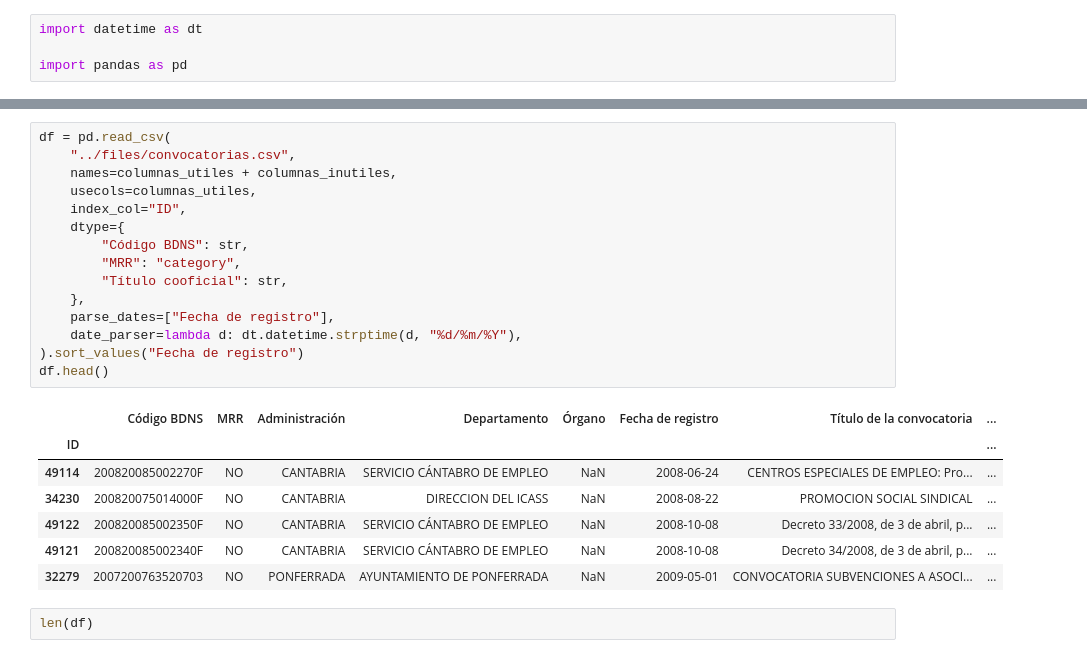
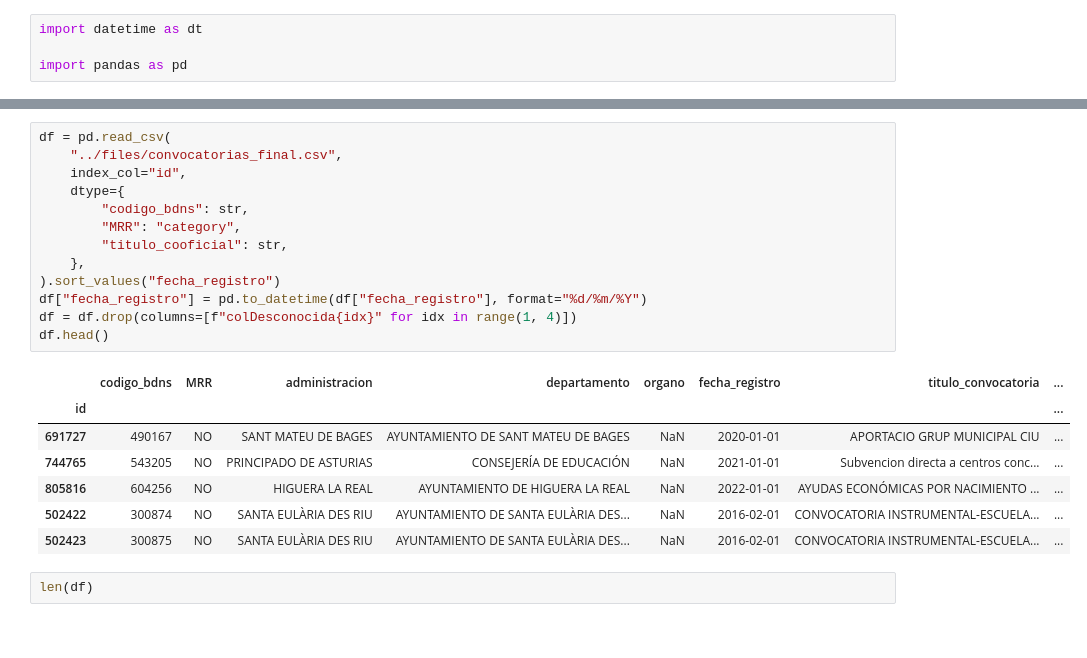
Before and after one commit to astrojuanlu/subvenciones, a Jupyter notebook: explorador/Exploracion convocatorias.ipynb, the cells around one changed output, grey strips where cells are left out. Cells and saved outputs as stored; diff of their text form.

```diff
--- a/explorador/Exploracion convocatorias.ipynb
+++ b/explorador/Exploracion convocatorias.ipynb
@@ -35,26 +13,24 @@ len(columnas_utiles + columnas_inutiles)
-# %%
-df = pd.read_csv(
-    "../files/convocatorias.csv",
-    names=columnas_utiles + columnas_inutiles,
-    usecols=columnas_utiles,
-    index_col="ID",
-    dtype={
-        "Código BDNS": str,
-        "MRR": "category",
-        "Título cooficial": str,
-    },
-    parse_dates=["Fecha de registro"],
-    date_parser=lambda d: dt.datetime.strptime(d, "%d/%m/%Y"),
-).sort_values("Fecha de registro")
-df.head()
-# %% [output]
-|  | Código BDNS | MRR | Administración | Departamento | Órgano | Fecha de registro | Título de la convocatoria | ... |
-| ID |  |  |  |  |  |  |  | ... |
-| 49114 | 200820085002270F | NO | CANTABRIA | SERVICIO CÁNTABRO DE EMPLEO | NaN | 2008-06-24 | CENTROS ESPECIALES DE EMPLEO: Pro... | ... |
-| 34230 | 200820075014000F | NO | CANTABRIA | DIRECCION DEL ICASS | NaN | 2008-08-22 | PROMOCION SOCIAL SINDICAL | ... |
-| 49122 | 200820085002350F | NO | CANTABRIA | SERVICIO CÁNTABRO DE EMPLEO | NaN | 2008-10-08 | Decreto 33/2008, de 3 de abril, p... | ... |
-| 49121 | 200820085002340F | NO | CANTABRIA | SERVICIO CÁNTABRO DE EMPLEO | NaN | 2008-10-08 | Decreto 34/2008, de 3 de abril, p... | ... |
-| 32279 | 2007200763520703 | NO | PONFERRADA | AYUNTAMIENTO DE PONFERRADA | NaN | 2009-05-01 | CONVOCATORIA SUBVENCIONES A ASOCI... | ... |
+# %%
+df = pd.read_csv(
+    "../files/convocatorias_final.csv",
+    index_col="id",
+    dtype={
+        "codigo_bdns": str,
+        "MRR": "category",
+        "titulo_cooficial": str,
+    },
+).sort_values("fecha_registro")
+df["fecha_registro"] = pd.to_datetime(df["fecha_registro"], format="%d/%m/%Y")
+df = df.drop(columns=[f"colDesconocida{idx}" for idx in range(1, 4)])
+df.head()
+# %% [output]
+|  | codigo_bdns | MRR | administracion | departamento | organo | fecha_registro | titulo_convocatoria | ... |
+| id |  |  |  |  |  |  |  | ... |
+| 691727 | 490167 | NO | SANT MATEU DE BAGES | AYUNTAMIENTO DE SANT MATEU DE BAGES | NaN | 2020-01-01 | APORTACIO GRUP MUNICIPAL CIU | ... |
+| 744765 | 543205 | NO | PRINCIPADO DE ASTURIAS | CONSEJERÍA DE EDUCACIÓN | NaN | 2021-01-01 | Subvencion directa a centros conc... | ... |
+| 805816 | 604256 | NO | HIGUERA LA REAL | AYUNTAMIENTO DE HIGUERA LA REAL | NaN | 2022-01-01 | AYUDAS ECONÓMICAS POR NACIMIENTO ... | ... |
+| 502422 | 300874 | NO | SANTA EULÀRIA DES RIU | AYUNTAMIENTO DE SANTA EULÀRIA DES... | NaN | 2016-02-01 | CONVOCATORIA INSTRUMENTAL-ESCUELA... | ... |
+| 502423 | 300875 | NO | SANTA EULÀRIA DES RIU | AYUNTAMIENTO DE SANTA EULÀRIA DES... | NaN | 2016-02-01 | CONVOCATORIA INSTRUMENTAL-ESCUELA... | ... |
 # %%
 len(df)
 # %% [output]
```
Also changed, not shown: parts of 4 cells of this notebook.
